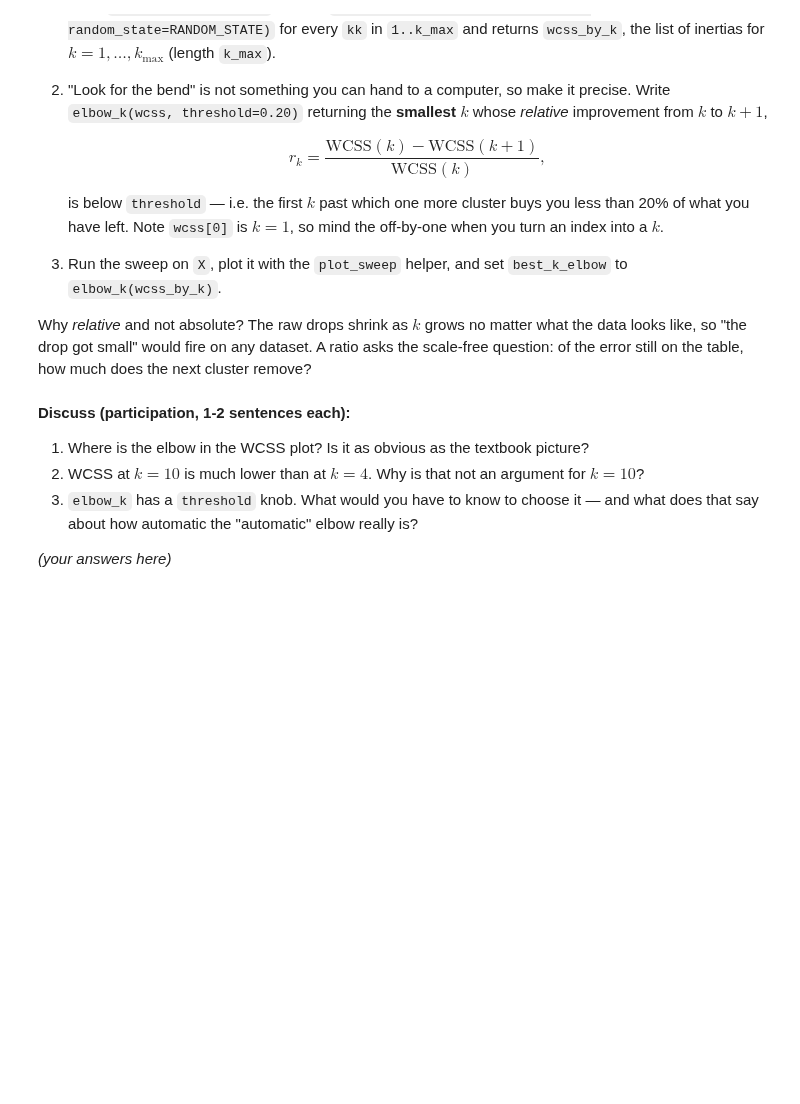
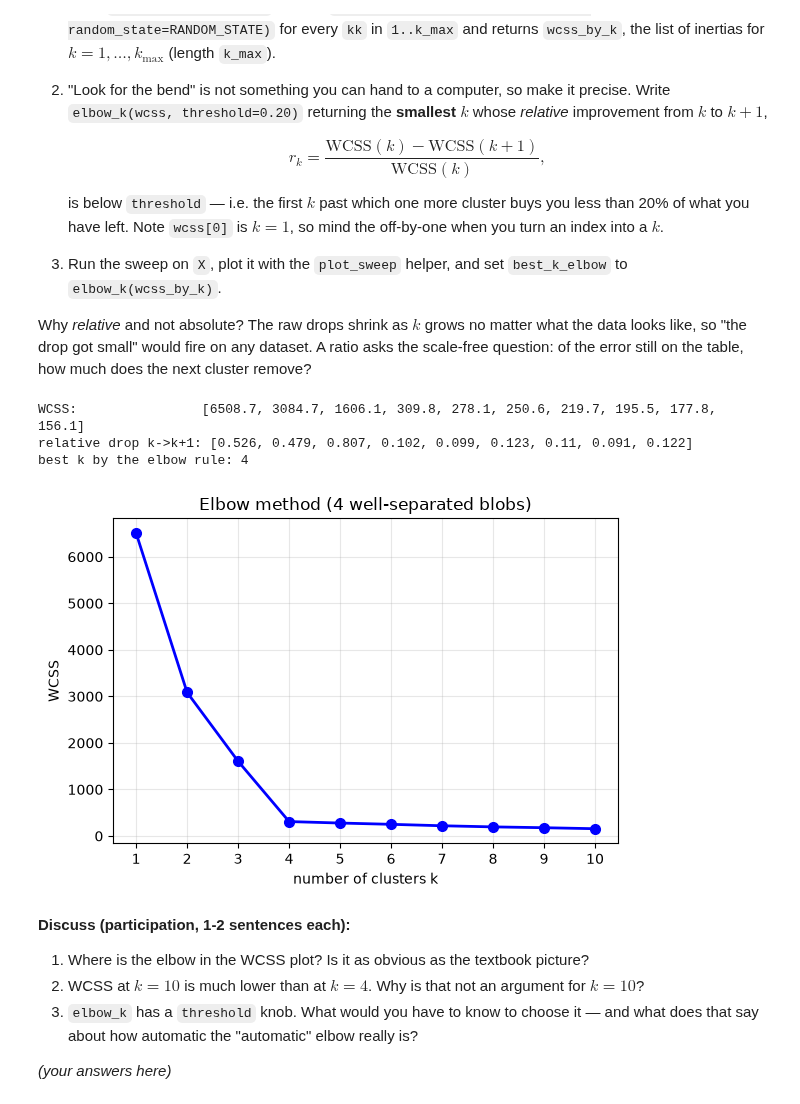
Before and after one commit to DevanshVajpayee/DS701-Materials-FA26, a Jupyter notebook: class_activity_notebooks/03-InClass-Exercise-Clustering-A1/03-InClass-Exercise-Clustering-A1.ipynb, the cells around one changed output. Saved outputs shown, nothing was run; the diff lists cells and outputs as text; code cells hidden in the pictures; blank space fills up the shorter version.

```diff
--- a/class_activity_notebooks/03-InClass-Exercise-Clustering-A1/03-InClass-Exercise-Clustering-A1.ipynb
+++ b/class_activity_notebooks/03-InClass-Exercise-Clustering-A1/03-InClass-Exercise-Clustering-A1.ipynb
@@ -246,14 +272,26 @@ against the library.
 Passing `init=init_centroids, n_init=1` disables `sklearn`'s $k$-means++ and its
 multiple restarts — so it runs the *same* algorithm from the *same* place as you.
 # %%
+from sklearn.cluster import KMeans
 def my_kmeans(X, init_centroids, k, max_iter=100, tol=1e-8):
     """Run Lloyd's algorithm to convergence. Returns (centroids, labels, wcss, n_iter)."""
-    ...
-
+    centroids = init_centroids.copy()
+    n_iters = 0
+    for n_iters in range(1, max_iter + 1):
+        labels = assign_clusters(X, centroids)
+        new_centroids = update_centroids(X, labels, k)
+        # Check for convergence
+        if np.all(np.linalg.norm(new_centroids - centroids, axis=1) < tol):
+            centroids = new_centroids
+            break
+        centroids = new_centroids
+    labels = assign_clusters(X, centroids)
+    wcss = compute_wcss(X, labels, centroids)
+    return centroids, labels, wcss, n_iters
 
 my_centroids, my_labels, my_wcss, my_iters = my_kmeans(X, init_centroids, k)
 print(f"mine:    WCSS = {my_wcss:.4f} after {my_iters} iterations")
 
-km = ...
-...
+km = KMeans(n_clusters=k, init=init_centroids, n_init=1, max_iter=100, tol=1e-8, random_state=RANDOM_STATE)
+km.fit(X)
 print(f"sklearn: WCSS = {km.inertia_:.4f} after {km.n_iter_} iterations")
@@ -314,38 +359,52 @@ remove?
 # %%
 def sweep_k(X, k_max=10):
     """Return wcss_by_k, the KMeans inertia for k = 1..k_max."""
-    ...
+    wcss_by_k = []
+    for k in range(1, k_max + 1):
+        km = KMeans(n_clusters=k, n_init=10, random_state=RANDOM_STATE)
+        km.fit(X)
+        wcss_by_k.append(km.inertia_)
+    return wcss_by_k
 
 
 def elbow_k(wcss, threshold=0.20):
     """Smallest k whose relative improvement to k+1 falls below `threshold`."""
-    ...
+    for k in range(len(wcss) - 1):
+        rel_drop = (wcss[k] - wcss[k + 1]) / wcss[k]
+        if rel_drop < threshold:
+            return k + 1
+    return len(wcss)
 
 
 def plot_sweep(wcss, title=""):
     """Elbow plot: WCSS against k (helper, nothing to fill in)."""
     fig, ax = plt.subplots(figsize=(6, 4.2))
     ax.plot(range(1, len(wcss) + 1), wcss, "bo-", linewidth=2, markersize=7)
     ax.set_xlabel("number of clusters k")
     ax.set_ylabel("WCSS")
     ax.set_title("Elbow method " + title)
     ax.set_xticks(range(1, len(wcss) + 1))
     ax.grid(alpha=0.3)
     plt.tight_layout()
     plt.show()
 
 
 k_range = list(range(1, 11))
 
-wcss_by_k = ...
-best_k_elbow = ...
+wcss_by_k = sweep_k(X, k_max=10)
+best_k_elbow = elbow_k(wcss_by_k, threshold=0.20)
 
 print("WCSS:               ", [round(v, 1) for v in wcss_by_k])
 print("relative drop k->k+1:",
       [round((wcss_by_k[i] - wcss_by_k[i + 1]) / wcss_by_k[i], 3) for i in range(9)])
 print("best k by the elbow rule:", best_k_elbow)
 
 plot_sweep(wcss_by_k, "(4 well-separated blobs)")
+# %% [output]
+WCSS:                [6508.7, 3084.7, 1606.1, 309.8, 278.1, 250.6, 219.7, 195.5, 177.8, 156.1]
+relative drop k->k+1: [0.526, 0.479, 0.807, 0.102, 0.099, 0.123, 0.11, 0.091, 0.122]
+best k by the elbow rule: 4
+[figure, added]
 # %% [markdown]
 **Discuss (participation, 1-2 sentences each):**
 
```
Also changed, not shown: parts of 22 cells of this notebook, 7 other files.
